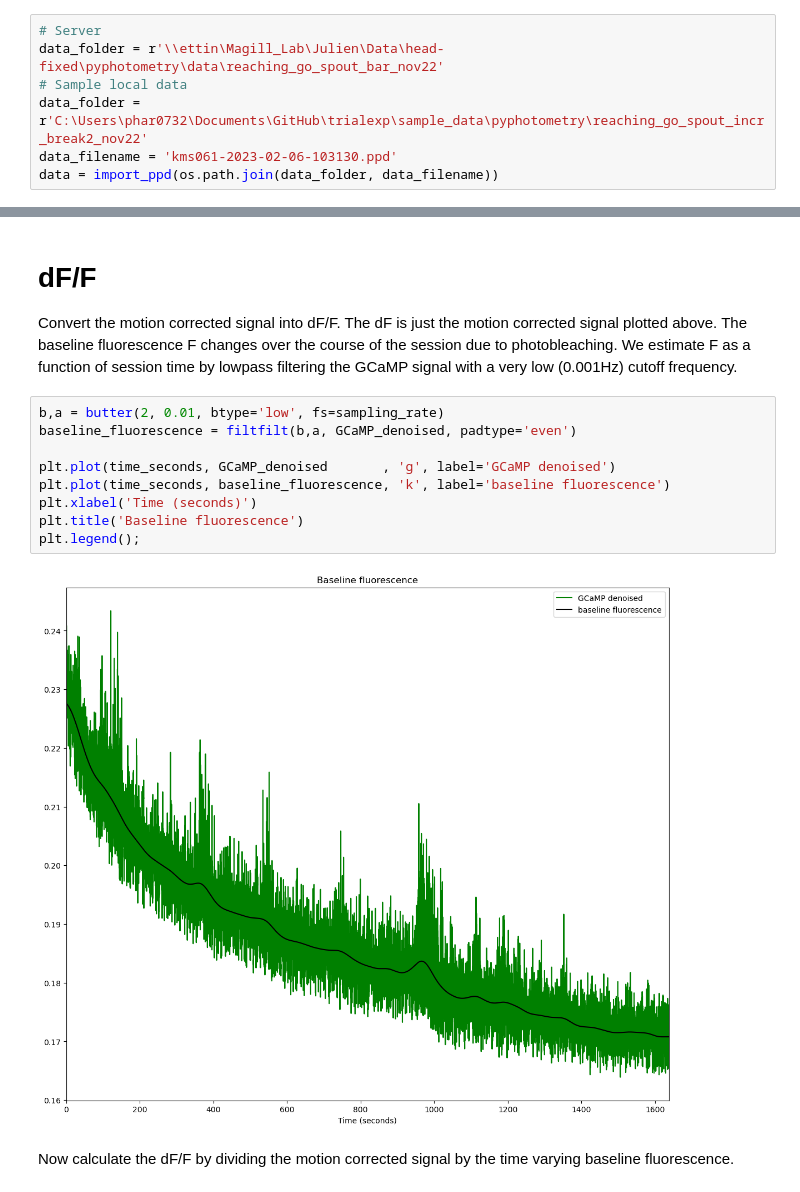
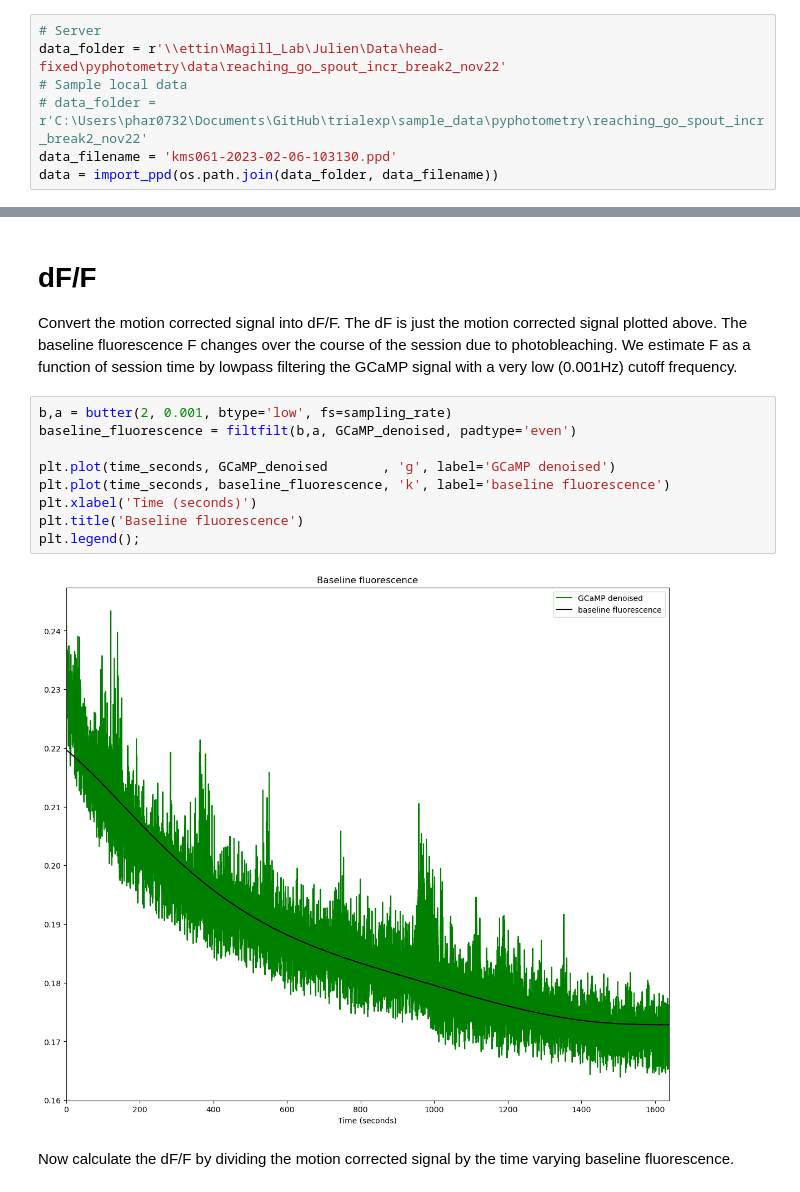
Before and after one commit to juliencarponcy/trialexp, a Jupyter notebook: notebooks/noncanonical/nb20230303_145400_Akam_photometry_preprocessing.ipynb, the cells around one changed output, grey strips where cells are left out. Cells and saved outputs as stored; diff of their text form.

```diff
--- a/notebooks/noncanonical/nb20230303_145400_Akam_photometry_preprocessing.ipynb
+++ b/notebooks/noncanonical/nb20230303_145400_Akam_photometry_preprocessing.ipynb
@@ -34,9 +34,9 @@ from trialexp.process.pyphotometry.utils import import_ppd
 Import the data file.
 # %%
 # Server
-data_folder = r'\\ettin\Magill_Lab\Julien\Data\head-fixed\pyphotometry\data\reaching_go_spout_bar_nov22'
+data_folder = r'\\ettin\Magill_Lab\Julien\Data\head-fixed\pyphotometry\data\reaching_go_spout_incr_break2_nov22'
 # Sample local data
-data_folder = r'C:\Users\phar0732\Documents\GitHub\trialexp\sample_data\pyphotometry\reaching_go_spout_incr_break2_nov22'
+# data_folder = r'C:\Users\phar0732\Documents\GitHub\trialexp\sample_data\pyphotometry\reaching_go_spout_incr_break2_nov22'
 data_filename = 'kms061-2023-02-06-103130.ppd'
 data = import_ppd(os.path.join(data_folder, data_filename))
 # %% [markdown]
@@ -226,16 +226,16 @@ plt.legend()
 
 Convert the motion corrected signal into dF/F.  The dF is just the motion corrected signal plotted above.  The baseline fluorescence F changes over the course of the session due to photobleaching.  We estimate F as a function of session time by lowpass filtering the GCaMP signal with a very low (0.001Hz) cutoff frequency.
 # %%
-b,a = butter(2, 0.01, btype='low', fs=sampling_rate)
+b,a = butter(2, 0.001, btype='low', fs=sampling_rate)
 baseline_fluorescence = filtfilt(b,a, GCaMP_denoised, padtype='even')
 
 plt.plot(time_seconds, GCaMP_denoised       , 'g', label='GCaMP denoised')
 plt.plot(time_seconds, baseline_fluorescence, 'k', label='baseline fluorescence')
 plt.xlabel('Time (seconds)')
 plt.title('Baseline fluorescence')
 plt.legend();
 # %% [output]
-[figure, old version]
+[figure, new version]
 # %% [markdown]
 Now calculate the dF/F by dividing the motion corrected signal by the time varying baseline fluorescence.
 # %%
```
Also changed, not shown: parts of 10 cells of this notebook, 1 other file.
